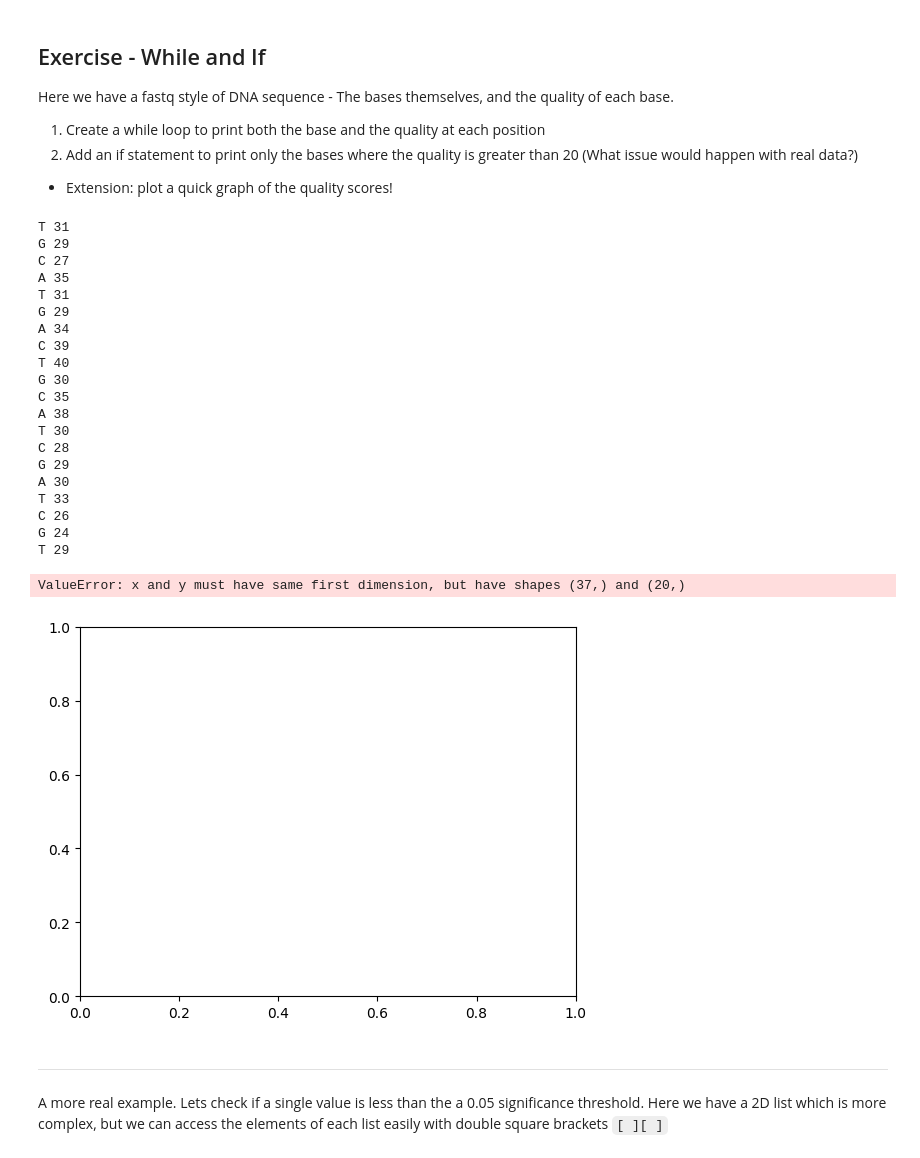
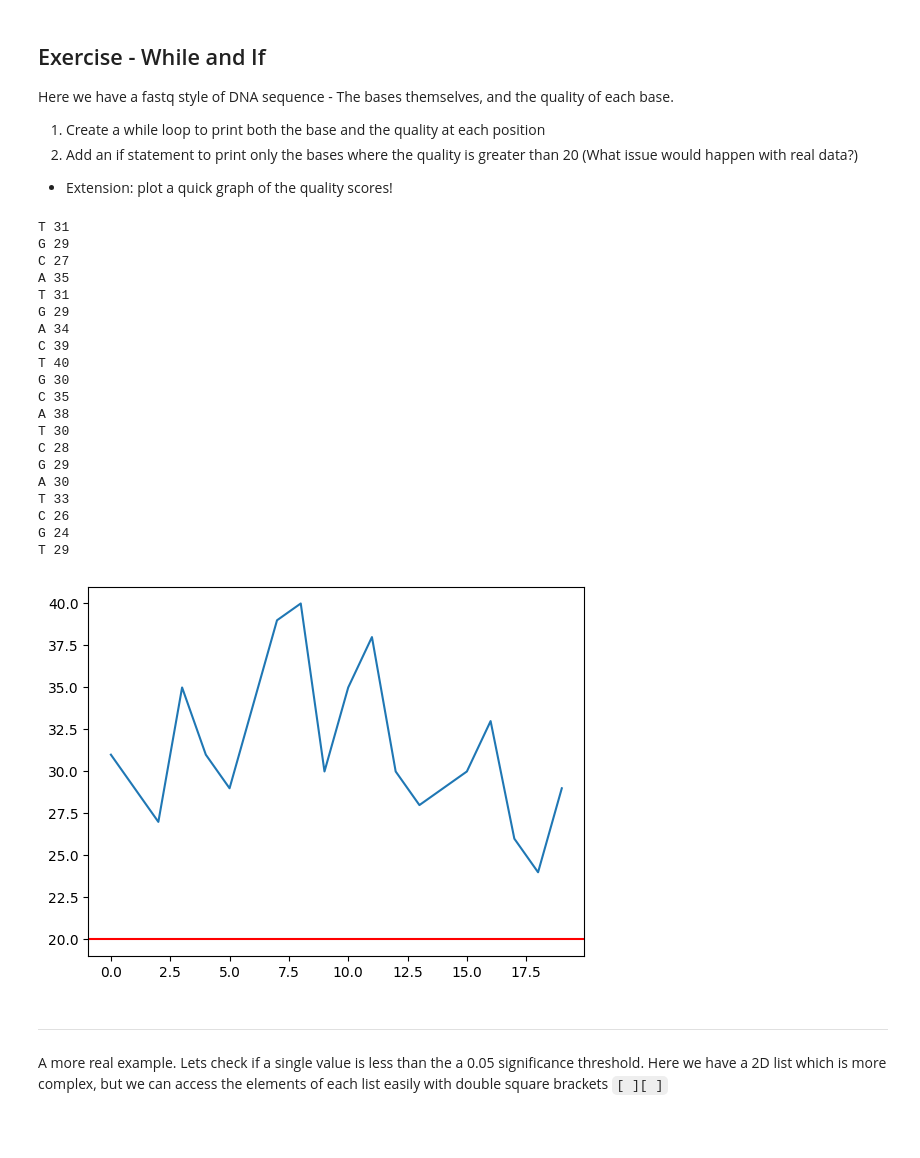
Before and after one commit to filippo-ferrario/PracticalPythonProgrammingForBiologists, a Jupyter notebook: Day2/P34B-Day2-Conditionals.ipynb, the cells around one changed output. Cells and saved outputs as stored; diff of their text form; code cells hidden in the pictures; blank space fills up the shorter version.

````diff
--- a/Day2/P34B-Day2-Conditionals.ipynb
+++ b/Day2/P34B-Day2-Conditionals.ipynb
@@ -54,36 +54,37 @@ qual=[]
 while index < len(quality) :
   if quality[index] > 20 :
     print(sequence[index], quality[index])
     qual.append(quality[index])
   index +=1
 
 
 import matplotlib.pyplot as plt
 
-plt.plot(range(len(quality)),qual )
+plt.plot(range(len(qual)),qual )
+plt.axhline(20, color = "red")
+plt.show()
 # %% [output]
 T 31
 G 29
 C 27
 A 35
 T 31
 G 29
 A 34
 C 39
 T 40
 G 30
 C 35
 A 38
 T 30
 C 28
 G 29
 A 30
 T 33
 C 26
 G 24
 T 29
-ValueError: x and y must have same first dimension, but have shapes (37,) and (20,)
-[figure, old version]
+[figure, new version]
 # %% [markdown]
 ---
 A more real example. Lets check if a single value is less than the a 0.05 significance threshold. Here we have a 2D list which is more complex, but we can access the elements of each list easily with double square brackets ```[ ][ ]```
````
Also changed, not shown: parts of 9 cells of this notebook.
